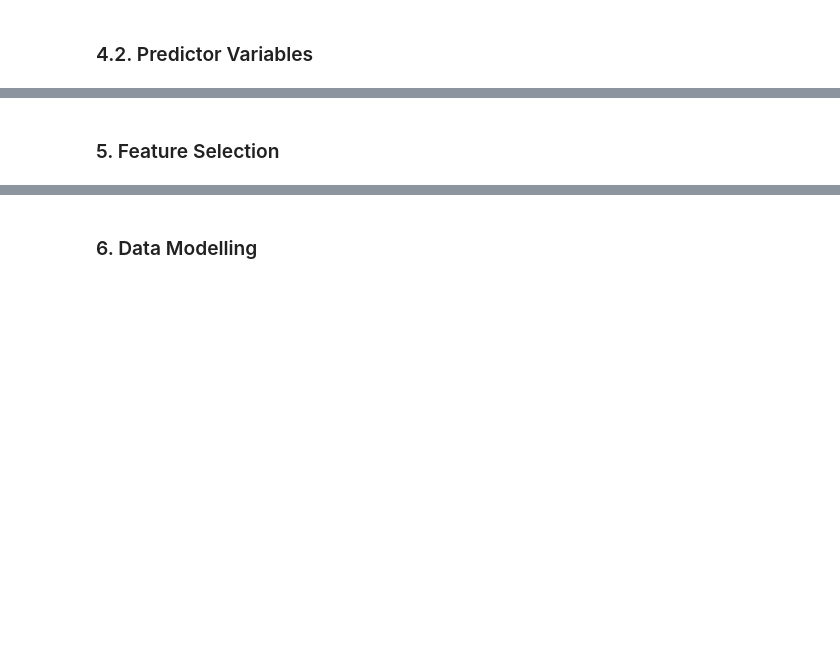
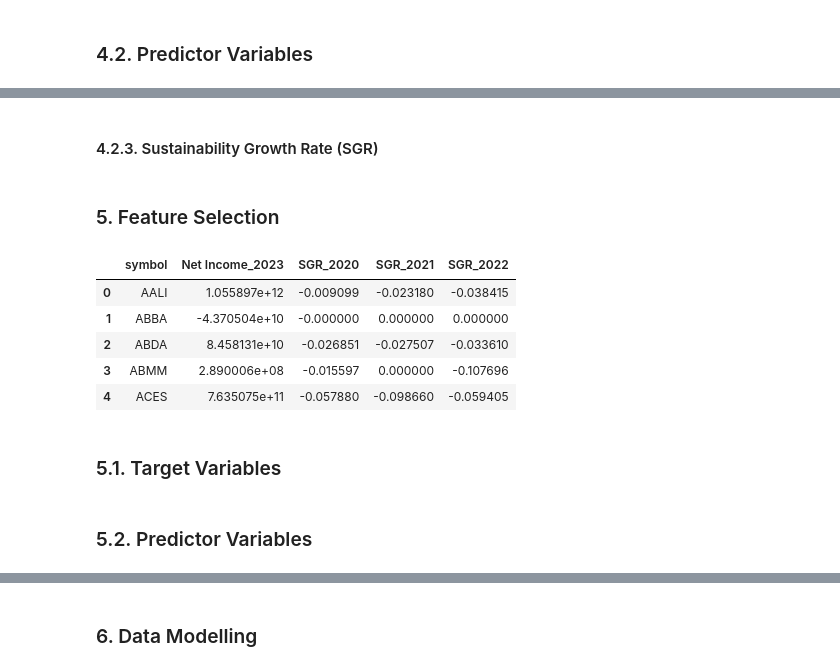
Before and after one commit to rezaaldama/IDX, a Jupyter notebook: IDX.ipynb, the cells around one changed output, grey strips where cells are left out. Cells and saved outputs as stored; diff of their text form; code cells hidden in the pictures; blank space fills up the shorter version.

```diff
--- a/IDX.ipynb
+++ b/IDX.ipynb
@@ -170,0 +104,9 @@ accounts
+# %%
+years = [2020, 2021, 2022, 2023]
+
+for year in years:
+    net_income_col = f"Net Income_{year}"
+    total_equity_col = f"Total Equity Gross Minority Interest_{year}"
+    new_col = f"ROA_{year}"
+
+    df[new_col] = df[net_income_col] / df[total_equity_col]
@@ -171,2 +115,18 @@ accounts
+# %%
+for year in years:
+    dividend_col = f"Cash Dividends Paid_{year}"
+    net_income_col = f"Net Income_{year}"
+    new_col = f"RR_{year}"
+
+    df[new_col] = df[dividend_col] / df[net_income_col]
+# %% [markdown]
+#### 4.2.3. Sustainability Growth Rate (SGR)
+# %%
+for year in years:
+    ROA_col = f"ROA_{year}"
+    RR_col = f"RR_{year}"
+    new_col = f"SGR_{year}"
+
+    df[new_col] = df[ROA_col] * df[RR_col]
 # %% [markdown]
 ### 5. Feature Selection
@@ -174,0 +133,17 @@ accounts
+# %%
+variables = ["symbol",
+             "Net Income_2023",
+             "SGR_2020", "SGR_2021", "SGR_2022"]
+
+df = df.drop(columns=[col for col in df.columns if col not in variables])
+# %%
+df.head()
+# %% [output]
+|  | symbol | Net Income_2023 | SGR_2020 | SGR_2021 | SGR_2022 |
+| 0 | AALI | 1.055897e+12 | -0.009099 | -0.023180 | -0.038415 |
+| 1 | ABBA | -4.370504e+10 | -0.000000 | 0.000000 | 0.000000 |
+| 2 | ABDA | 8.458131e+10 | -0.026851 | -0.027507 | -0.033610 |
+| 3 | ABMM | 2.890006e+08 | -0.015597 | 0.000000 | -0.107696 |
+| 4 | ACES | 7.635075e+11 | -0.057880 | -0.098660 | -0.059405 |
+# %% [markdown]
+### 5.1. Target Variables
@@ -174,0 +152,2 @@ accounts
+# %% [markdown]
+### 5.2. Predictor Variables
```
Also changed, not shown: parts of 27 cells of this notebook.
